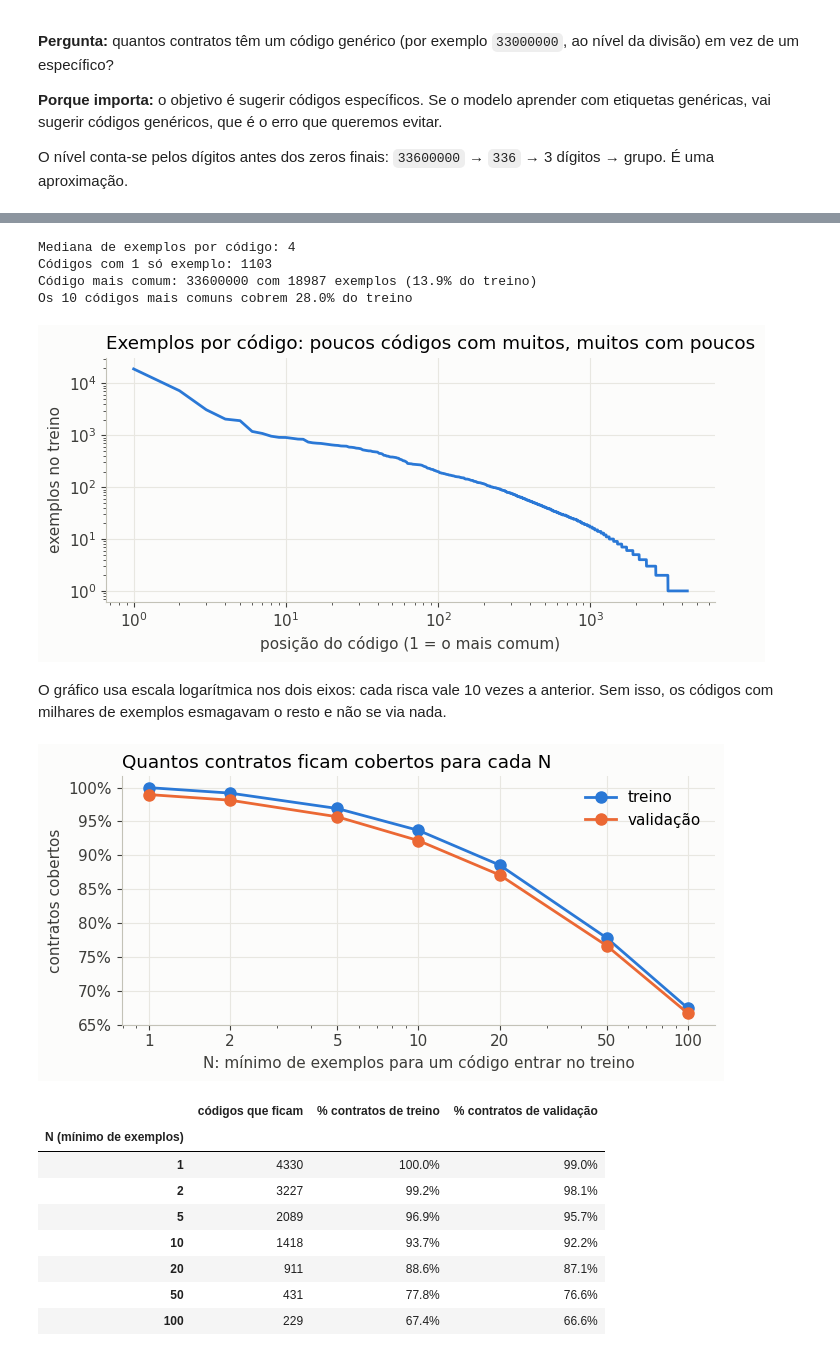
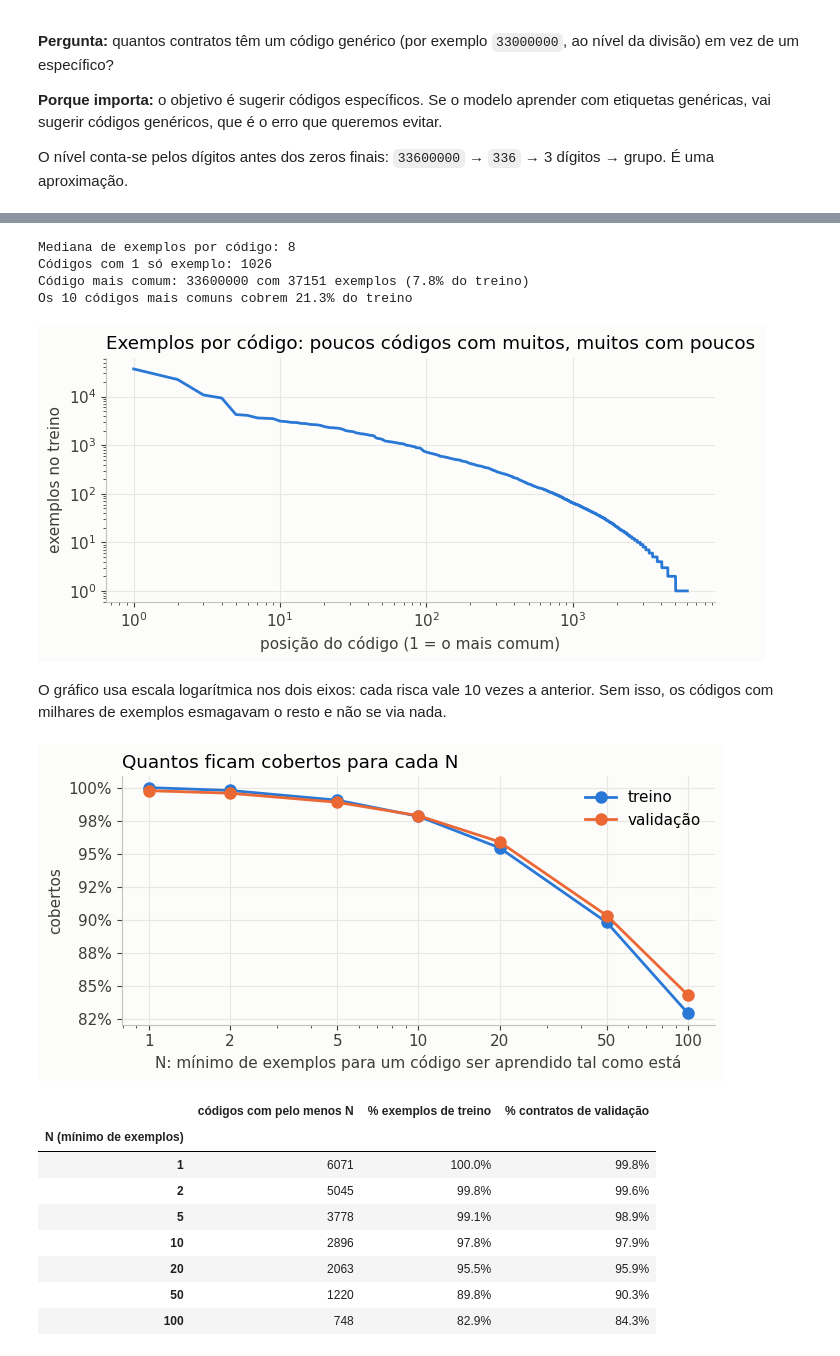
Before and after one commit to ricardoo022/cpv-portal-base, a Jupyter notebook: notebooks/01_exploracao.ipynb, the cells around one changed output, grey strips where cells are left out. Cells and saved outputs as stored; diff of their text form; code cells hidden in the pictures.

```diff
--- a/notebooks/01_exploracao.ipynb
+++ b/notebooks/01_exploracao.ipynb
@@ -190,7 +181,7 @@ Name: count, dtype: int64
 Exemplo concreto, o texto mais repetido:
 # %%
-treino["texto"] = cd.normalize_text(treino["objectoContrato"])
+treino["texto"] = cd.normalize_text(pr.build_text(treino))
 med = treino[treino["texto"] == "medicamentos"]
 print(f"'medicamentos': {len(med)} contratos, {med['adjudicante'].nunique()} entidades")
-med["CPV"].str[:80].value_counts().to_frame("contratos")
+med["CPV"].str[:80].value_counts().head(6).to_frame("contratos")
 # %% [output]
@@ -301,13 +308,15 @@ Divisão que fica com menos contratos se tirarmos os códigos ao nível da divis
 # %%
-treino_esp = treino[treino["nivel"] > 2]
-validacao_esp = validacao[validacao["nivel"] > 2]
-print("Treino sem códigos ao nível da divisão:", len(treino_esp))
-print("Validação sem códigos ao nível da divisão:", len(validacao_esp))
+del treino  # os contratos já não são precisos; liberta memória
+ex = pd.read_parquet(cd.ROOT / "data" / "processed" / "treino.parquet", columns=["codigo", "n_contratos"])
+val = pd.read_parquet(cd.ROOT / "data" / "processed" / "validacao.parquet", columns=["codigo", "nivel"])
+val_esp = val[val["nivel"] > 2]
+print("Exemplos de treino:", len(ex), "(vêm de", ex["n_contratos"].sum(), "contratos)")
+print("Contratos de validação:", len(val), "; sem códigos ao nível da divisão:", len(val_esp))
 
 pd.Series({
-    "divisão (2)": treino_esp["codigo"].str[:2].nunique(),
-    "grupo (3)": treino_esp["codigo"].str[:3].nunique(),
-    "classe (4)": treino_esp["codigo"].str[:4].nunique(),
-    "código como foi escolhido (8)": treino_esp["codigo"].nunique(),
+    "divisão (2)": ex["codigo"].str[:2].nunique(),
+    "grupo (3)": ex["codigo"].str[:3].nunique(),
+    "classe (4)": ex["codigo"].str[:4].nunique(),
+    "código como foi escolhido (8)": ex["codigo"].nunique(),
 }).to_frame("códigos distintos no treino")
 # %% [output]
@@ -321,9 +330,9 @@ Validação sem códigos ao nível da divisão: 18718
 # %%
-vc = treino_esp["codigo"].value_counts()
+vc = ex["codigo"].value_counts()
 print("Mediana de exemplos por código:", int(vc.median()))
 print("Códigos com 1 só exemplo:", (vc == 1).sum())
-print(f"Código mais comum: {vc.index[0]} com {vc.iloc[0]} exemplos ({vc.iloc[0] / len(treino_esp):.1%} do treino)")
-print(f"Os 10 códigos mais comuns cobrem {vc.head(10).sum() / len(treino_esp):.1%} do treino")
+print(f"Código mais comum: {vc.index[0]} com {vc.iloc[0]} exemplos ({vc.iloc[0] / len(ex):.1%} do treino)")
+print(f"Os 10 códigos mais comuns cobrem {vc.head(10).sum() / len(ex):.1%} do treino")
 
 fig, ax = plt.subplots(figsize=(7, 3.5))
 ax.plot(range(1, len(vc) + 1), vc.values, color=AZUL, linewidth=2)
@@ -334,49 +343,49 @@ ax.set_title("Exemplos por código: poucos códigos com muitos, muitos com pouco
 plt.tight_layout()
 plt.show()
 # %% [output]
-Mediana de exemplos por código: 4
-Códigos com 1 só exemplo: 1103
-Código mais comum: 33600000 com 18987 exemplos (13.9% do treino)
-Os 10 códigos mais comuns cobrem 28.0% do treino
+Mediana de exemplos por código: 8
+Códigos com 1 só exemplo: 1026
+Código mais comum: 33600000 com 37151 exemplos (7.8% do treino)
+Os 10 códigos mais comuns cobrem 21.3% do treino
-[figure, old version]
+[figure, new version]
 # %% [markdown]
 O gráfico usa escala logarítmica nos dois eixos: cada risca vale 10 vezes a anterior. Sem isso, os códigos com milhares de exemplos esmagavam o resto e não se via nada.
 # %%
 linhas = []
 for n in [1, 2, 5, 10, 20, 50, 100]:
     ficam = vc[vc >= n].index
     linhas.append({
         "N (mínimo de exemplos)": n,
-        "códigos que ficam": len(ficam),
-        "% contratos de treino": treino_esp["codigo"].isin(ficam).mean(),
-        "% contratos de validação": validacao_esp["codigo"].isin(ficam).mean(),
+        "códigos com pelo menos N": len(ficam),
+        "% exemplos de treino": ex["codigo"].isin(ficam).mean(),
+        "% contratos de validação": val_esp["codigo"].isin(ficam).mean(),
     })
 cobertura = pd.DataFrame(linhas).set_index("N (mínimo de exemplos)")
 
 fig, ax = plt.subplots(figsize=(7, 3.5))
-ax.plot(cobertura.index, cobertura["% contratos de treino"], color=AZUL, linewidth=2, marker="o", markersize=8, label="treino")
+ax.plot(cobertura.index, cobertura["% exemplos de treino"], color=AZUL, linewidth=2, marker="o", markersize=8, label="treino")
 ax.plot(cobertura.index, cobertura["% contratos de validação"], color=LARANJA, linewidth=2, marker="o", markersize=8, label="validação")
 ax.set_xscale("log")
 ax.set_xticks(cobertura.index, [str(n) for n in cobertura.index])
 ax.yaxis.set_major_formatter(plt.FuncFormatter(lambda v, _: f"{v:.0%}"))
-ax.set_xlabel("N: mínimo de exemplos para um código entrar no treino")
-ax.set_ylabel("contratos cobertos")
-ax.set_title("Quantos contratos ficam cobertos para cada N", loc="left")
+ax.set_xlabel("N: mínimo de exemplos para um código ser aprendido tal como está")
+ax.set_ylabel("cobertos")
+ax.set_title("Quantos ficam cobertos para cada N", loc="left")
 ax.legend(frameon=False)
 plt.tight_layout()
 plt.show()
 
-cobertura.style.format({"% contratos de treino": "{:.1%}", "% contratos de validação": "{:.1%}"})
+cobertura.style.format({"% exemplos de treino": "{:.1%}", "% contratos de validação": "{:.1%}"})
 # %% [output]
-[figure, old version]
+[figure, new version]
-|  | códigos que ficam | % contratos de treino | % contratos de validação |
+|  | códigos com pelo menos N | % exemplos de treino | % contratos de validação |
 | N (mínimo de exemplos) |  |  |  |
-| 1 | 4330 | 100.0% | 99.0% |
-| 2 | 3227 | 99.2% | 98.1% |
-| 5 | 2089 | 96.9% | 95.7% |
-| 10 | 1418 | 93.7% | 92.2% |
-| 20 | 911 | 88.6% | 87.1% |
-| 50 | 431 | 77.8% | 76.6% |
-| 100 | 229 | 67.4% | 66.6% |
+| 1 | 6071 | 100.0% | 99.8% |
+| 2 | 5045 | 99.8% | 99.6% |
+| 5 | 3778 | 99.1% | 98.9% |
+| 10 | 2896 | 97.8% | 97.9% |
+| 20 | 2063 | 95.5% | 95.9% |
+| 50 | 1220 | 89.8% | 90.3% |
+| 100 | 748 | 82.9% | 84.3% |
 # %% [markdown]
 **Como ler:**
```
Also changed, not shown: parts of 28 cells of this notebook, 3 other files.
